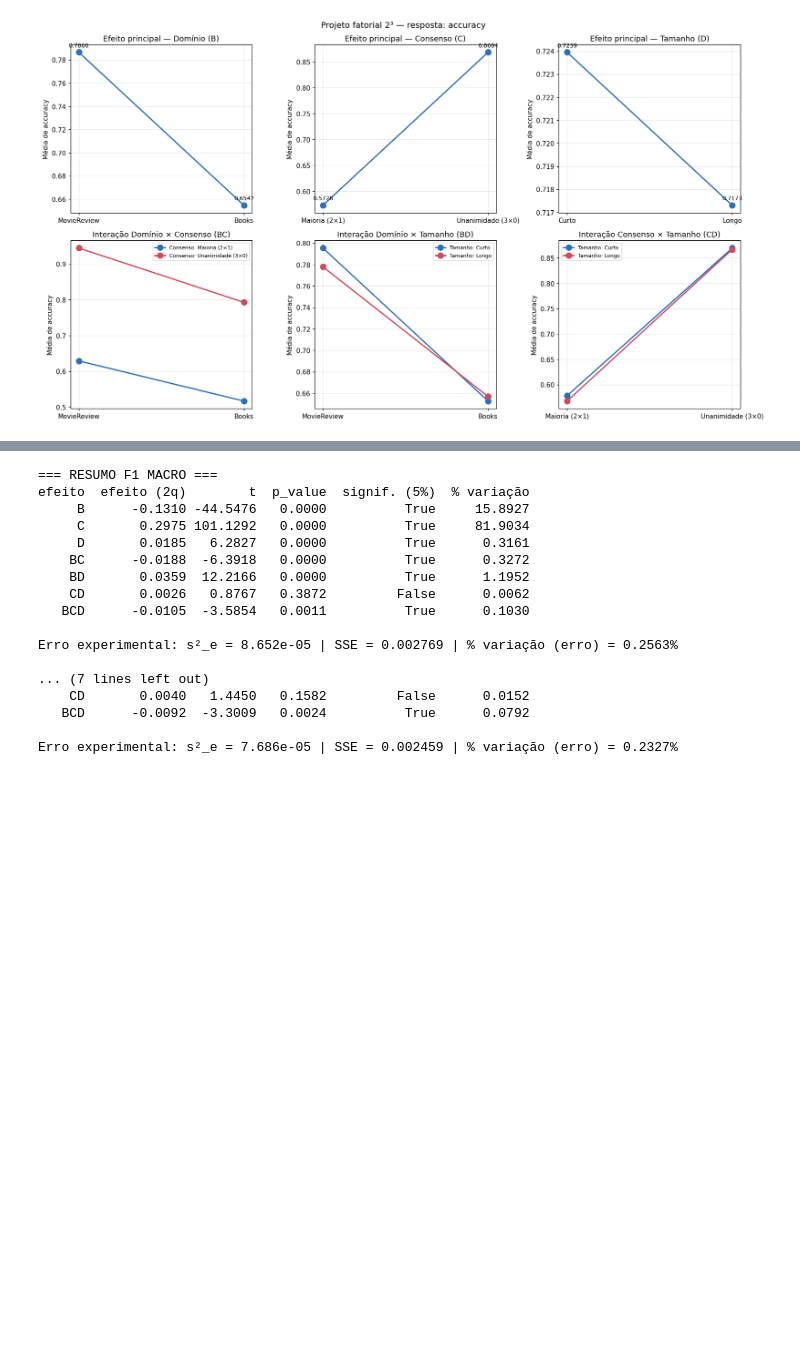
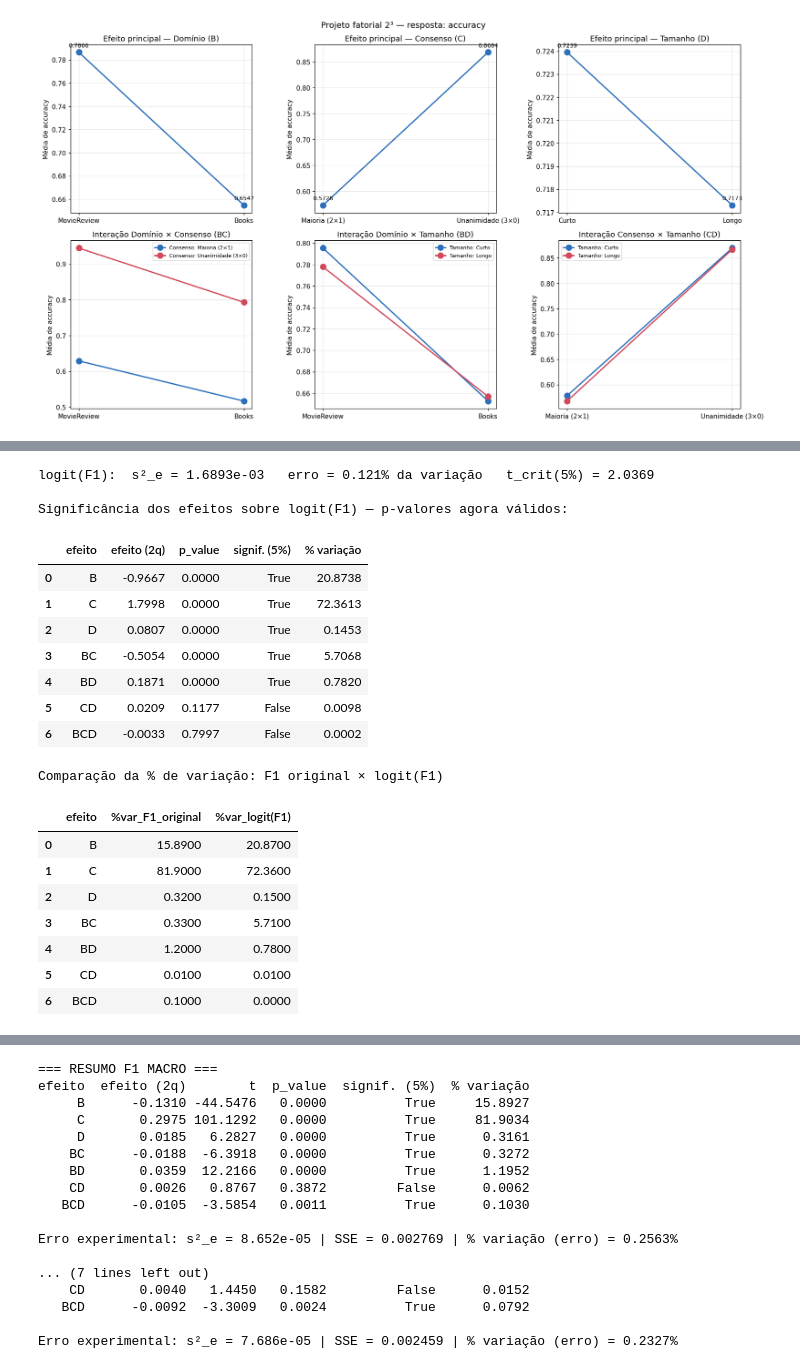
Before and after one commit to Ktzani/llm-annotation, a Jupyter notebook: src/notebooks/mq/analise_projeto_fatorial_2x2x2.ipynb, the cells around one changed output, grey strips where cells are left out. Drawn from its saved outputs; the diff is of its cells as text; code cells hidden in the pictures; blank space fills up the shorter version.

```diff
--- a/src/notebooks/mq/analise_projeto_fatorial_2x2x2.ipynb
+++ b/src/notebooks/mq/analise_projeto_fatorial_2x2x2.ipynb
@@ -603,0 +701,36 @@ plot_factorial(df_results, "accuracy")
+# %%
+# Análise de efeitos sobre logit(F1) — pressupostos agora atendidos (normalidade + variância)
+df_results["f1_logit"] = _logit(df_results["f1_macro"])
+res_f1_logit = factorial_2k_analysis(df_results, "f1_logit", FACTORS)
+print(f"logit(F1):  s²_e = {res_f1_logit['s2e']:.4e}   "
+      f"erro = {100 * res_f1_logit['SSE'] / res_f1_logit['SST']:.3f}% da variação   "
+      f"t_crit(5%) = {res_f1_logit['t_crit']:.4f}")
+
+print("\nSignificância dos efeitos sobre logit(F1) — p-valores agora válidos:")
+display(res_f1_logit["significance"][["efeito", "efeito (2q)", "p_value", "signif. (5%)", "% variação"]])
+
+print("Comparação da % de variação: F1 original × logit(F1)")
+_cmp = res_f1["effects"][["efeito", "% variação"]].rename(columns={"% variação": "%var_F1_original"})
+_cmp["%var_logit(F1)"] = res_f1_logit["effects"]["% variação"].values
+display(_cmp.round(2))
+# %% [output]
+logit(F1):  s²_e = 1.6893e-03   erro = 0.121% da variação   t_crit(5%) = 2.0369
+
+Significância dos efeitos sobre logit(F1) — p-valores agora válidos:
+|  | efeito | efeito (2q) | p_value | signif. (5%) | % variação |
+| 0 | B | -0.9667 | 0.0000 | True | 20.8738 |
+| 1 | C | 1.7998 | 0.0000 | True | 72.3613 |
+| 2 | D | 0.0807 | 0.0000 | True | 0.1453 |
+| 3 | BC | -0.5054 | 0.0000 | True | 5.7068 |
+| 4 | BD | 0.1871 | 0.0000 | True | 0.7820 |
+| 5 | CD | 0.0209 | 0.1177 | False | 0.0098 |
+| 6 | BCD | -0.0033 | 0.7997 | False | 0.0002 |
+Comparação da % de variação: F1 original × logit(F1)
+|  | efeito | %var_F1_original | %var_logit(F1) |
+| 0 | B | 15.8900 | 20.8700 |
+| 1 | C | 81.9000 | 72.3600 |
+| 2 | D | 0.3200 | 0.1500 |
+| 3 | BC | 0.3300 | 5.7100 |
+| 4 | BD | 1.2000 | 0.7800 |
+| 5 | CD | 0.0100 | 0.0100 |
+| 6 | BCD | 0.1000 | 0.0000 |
```
Also changed, not shown: parts of 8 cells of this notebook, 1 other file.
